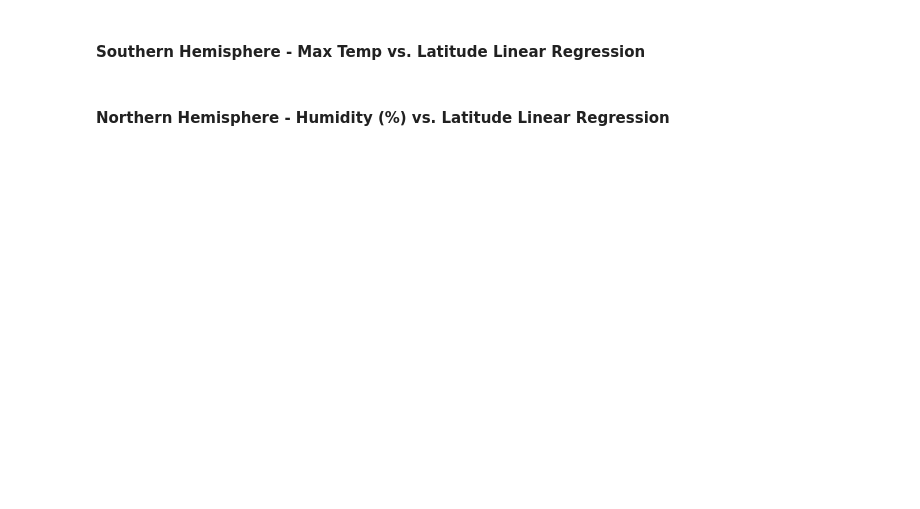
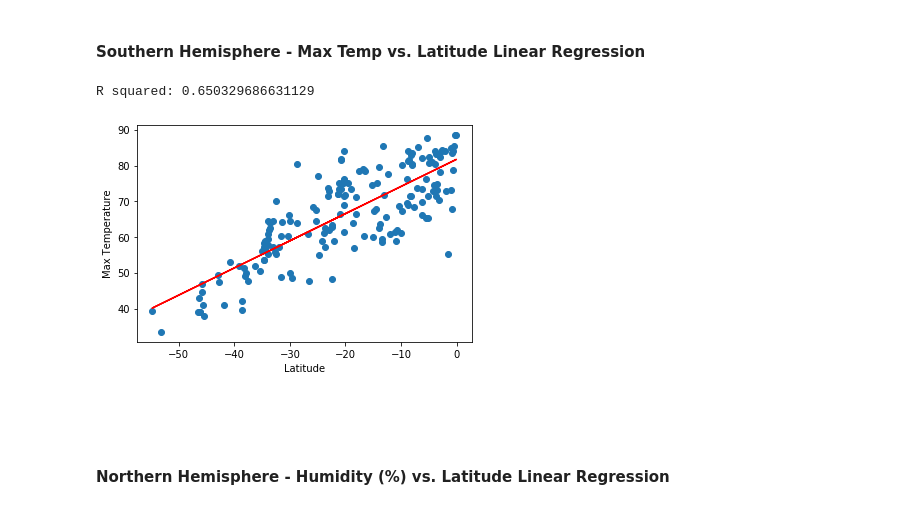
Before and after one commit to LanaPal/Python_APIs_Hwork, a Jupyter notebook: WeatherPy/WeatherPy.ipynb, the cells around one changed output. Drawn from its saved outputs; the diff is of its cells as text; code cells hidden in the pictures; blank space fills up the shorter version.

```diff
--- a/WeatherPy/WeatherPy.ipynb
+++ b/WeatherPy/WeatherPy.ipynb
@@ -288,2 +335,33 @@ plt.show()
 # %% [markdown]
 ####  Southern Hemisphere - Max Temp vs. Latitude Linear Regression
+# %%
+x_values = southern_df['lat'].astype('float')
+y_values = southern_df['temp'].astype('float')
+
+# Run linear regression
+(slope, intercept, rvalue, pvalue, stderr) = linregress(x_values, y_values)
+regress_values = x_values * slope + intercept
+line_eq = "y = " + str(round(slope,2)) + "x + " + str(round(intercept,2))
+
+# Plot scatter plot
+plt.scatter(x_values,y_values)
+
+# Plot regression line
+plt.plot(x_values,regress_values,"r-")
+plt.annotate(line_eq,(6,10),fontsize=15,color="red")
+
+# Label plot
+plt.xlabel('Latitude')
+plt.ylabel('Max Temperature')
+
+# Print r square value
+print(f"R squared: {rvalue**2}")
+
+# Save the figure
+plt.savefig("SHemp_MTempVsLatR.png")
+
+# Show plot
+plt.show()
+# %% [output]
+R squared: 0.650329686631129
+[figure, added]
```
Also changed, not shown: parts of 14 cells of this notebook.
